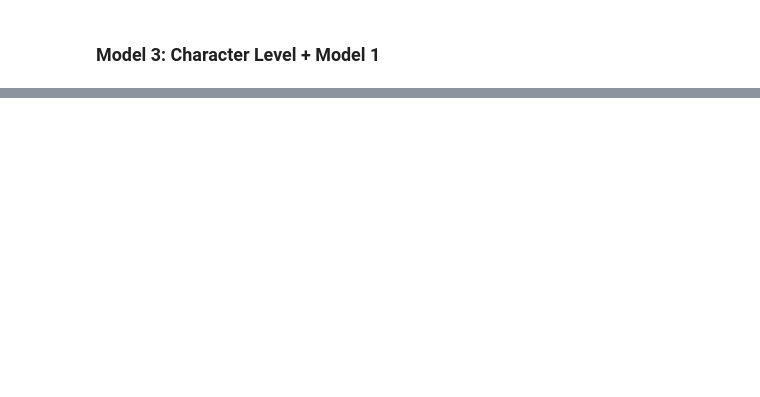
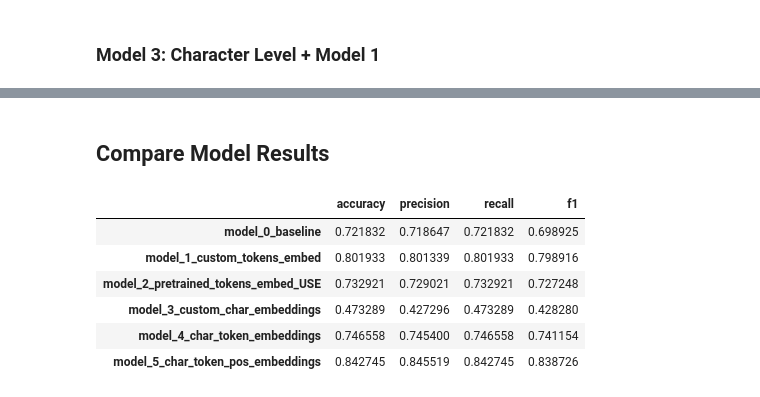
Before and after one commit to vbgupta/Tensorflow-Developer-Cert, a Jupyter notebook: src/notebooks/nlp/skimlit.ipynb, the cells around one changed output, grey strips where cells are left out. Saved outputs shown, nothing was run; the diff lists cells and outputs as text; code cells hidden in the pictures; blank space fills up the shorter version.

```diff
--- a/src/notebooks/nlp/skimlit.ipynb
+++ b/src/notebooks/nlp/skimlit.ipynb
@@ -450,0 +738,7 @@ model_2_results
+# %%
+# one hot total lines
+train_total_lines_one_hot = tf.one_hot(train_df["total_lines"].to_numpy(), depth = 20)
+val_total_lines_one_hot = tf.one_hot(val_df["total_lines"].to_numpy(), depth = 20)
+test_total_lines_one_hot = tf.one_hot(test_df["total_lines"].to_numpy(), depth = 20)
+
+train_total_lines_one_hot[:5], train_total_lines_one_hot.shape
@@ -450,0 +925,26 @@ model_2_results
+# %% [markdown]
+## Compare Model Results
+# %%
+# Model Results
+
+all_model_results = pd.DataFrame(
+    {
+      "model_0_baseline": baseline_results,
+      "model_1_custom_tokens_embed": model_1_results,
+      "model_2_pretrained_tokens_embed_USE": model_2_results,
+      "model_3_custom_char_embeddings": model_3_results,
+      "model_4_char_token_embeddings": model_4_results,
+      "model_5_char_token_pos_embeddings": model_5_results
+    }
+)
+all_model_results = all_model_results.T
+all_model_results["accuracy"] = all_model_results["accuracy"]/100
+all_model_results
+# %% [output]
+|  | accuracy | precision | recall | f1 |
+| model_0_baseline | 0.721832 | 0.718647 | 0.721832 | 0.698925 |
+| model_1_custom_tokens_embed | 0.801933 | 0.801339 | 0.801933 | 0.798916 |
+| model_2_pretrained_tokens_embed_USE | 0.732921 | 0.729021 | 0.732921 | 0.727248 |
+| model_3_custom_char_embeddings | 0.473289 | 0.427296 | 0.473289 | 0.428280 |
+| model_4_char_token_embeddings | 0.746558 | 0.745400 | 0.746558 | 0.741154 |
+| model_5_char_token_pos_embeddings | 0.842745 | 0.845519 | 0.842745 | 0.838726 |
```
Also changed, not shown: parts of 53 cells of this notebook, 5 other files.
